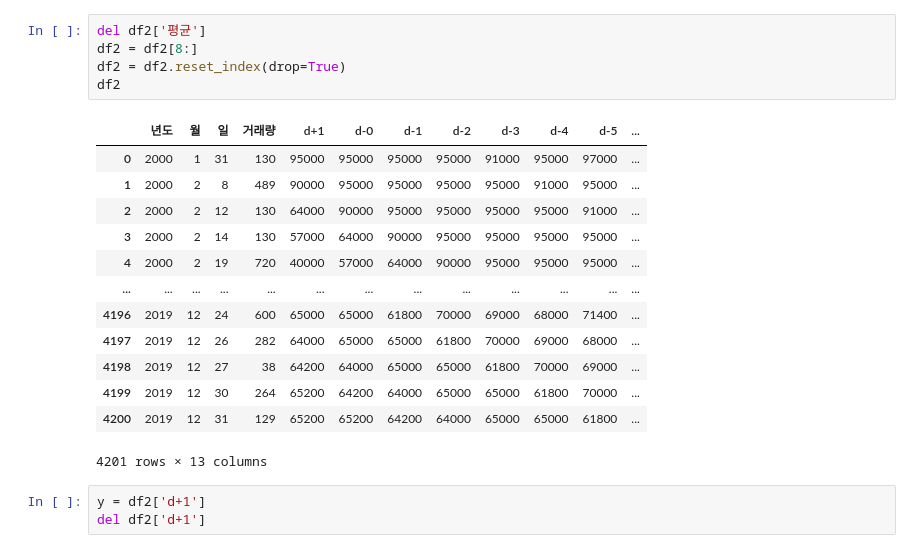
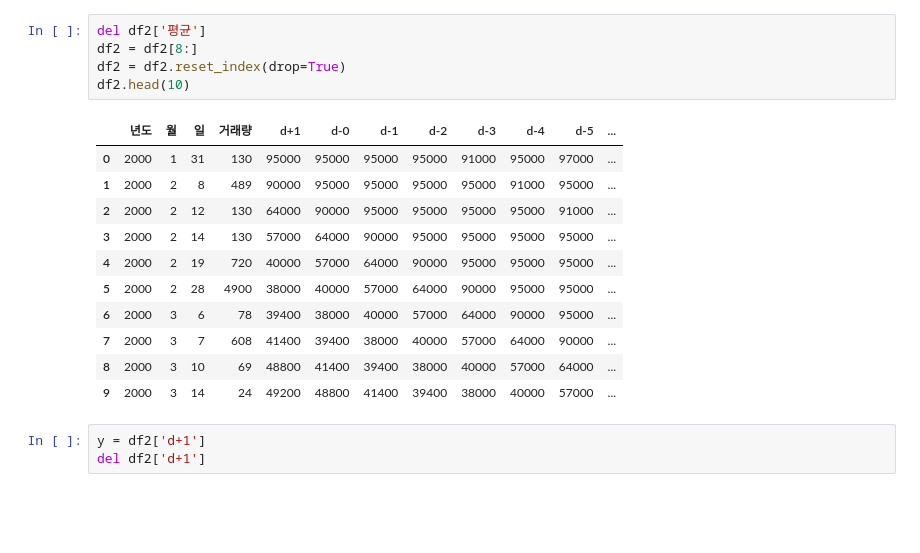
Before and after one commit to Ksejin/MJ_Capstone, a Jupyter notebook: prediction/7days_input_predict.ipynb, the cells around one changed output. Drawn from its saved outputs; the diff is of its cells as text; blank space fills up the shorter version.

```diff
--- a/prediction/7days_input_predict.ipynb
+++ b/prediction/7days_input_predict.ipynb
@@ -222,22 +192,20 @@ See the caveats in the documentation: https://pandas.pydata.org/pandas-docs/stab
 # %%
 del df2['평균']
 df2 = df2[8:]
 df2 = df2.reset_index(drop=True)
-df2
+df2.head(10)
 # %% [output]
 |  | 년도 | 월 | 일 | 거래량 | d+1 | d-0 | d-1 | d-2 | d-3 | d-4 | d-5 | ... |
 | 0 | 2000 | 1 | 31 | 130 | 95000 | 95000 | 95000 | 95000 | 91000 | 95000 | 97000 | ... |
 | 1 | 2000 | 2 | 8 | 489 | 90000 | 95000 | 95000 | 95000 | 95000 | 91000 | 95000 | ... |
 | 2 | 2000 | 2 | 12 | 130 | 64000 | 90000 | 95000 | 95000 | 95000 | 95000 | 91000 | ... |
 | 3 | 2000 | 2 | 14 | 130 | 57000 | 64000 | 90000 | 95000 | 95000 | 95000 | 95000 | ... |
 | 4 | 2000 | 2 | 19 | 720 | 40000 | 57000 | 64000 | 90000 | 95000 | 95000 | 95000 | ... |
-| ... | ... | ... | ... | ... | ... | ... | ... | ... | ... | ... | ... | ... |
-| 4196 | 2019 | 12 | 24 | 600 | 65000 | 65000 | 61800 | 70000 | 69000 | 68000 | 71400 | ... |
-| 4197 | 2019 | 12 | 26 | 282 | 64000 | 65000 | 65000 | 61800 | 70000 | 69000 | 68000 | ... |
-| 4198 | 2019 | 12 | 27 | 38 | 64200 | 64000 | 65000 | 65000 | 61800 | 70000 | 69000 | ... |
-| 4199 | 2019 | 12 | 30 | 264 | 65200 | 64200 | 64000 | 65000 | 65000 | 61800 | 70000 | ... |
-| 4200 | 2019 | 12 | 31 | 129 | 65200 | 65200 | 64200 | 64000 | 65000 | 65000 | 61800 | ... |
+| 5 | 2000 | 2 | 28 | 4900 | 38000 | 40000 | 57000 | 64000 | 90000 | 95000 | 95000 | ... |
+| 6 | 2000 | 3 | 6 | 78 | 39400 | 38000 | 40000 | 57000 | 64000 | 90000 | 95000 | ... |
+| 7 | 2000 | 3 | 7 | 608 | 41400 | 39400 | 38000 | 40000 | 57000 | 64000 | 90000 | ... |
+| 8 | 2000 | 3 | 10 | 69 | 48800 | 41400 | 39400 | 38000 | 40000 | 57000 | 64000 | ... |
+| 9 | 2000 | 3 | 14 | 24 | 49200 | 48800 | 41400 | 39400 | 38000 | 40000 | 57000 | ... |
-4201 rows × 13 columns
 # %%
 y = df2['d+1']
 del df2['d+1']
```
Also changed, not shown: parts of 16 cells of this notebook, 49 other files.
